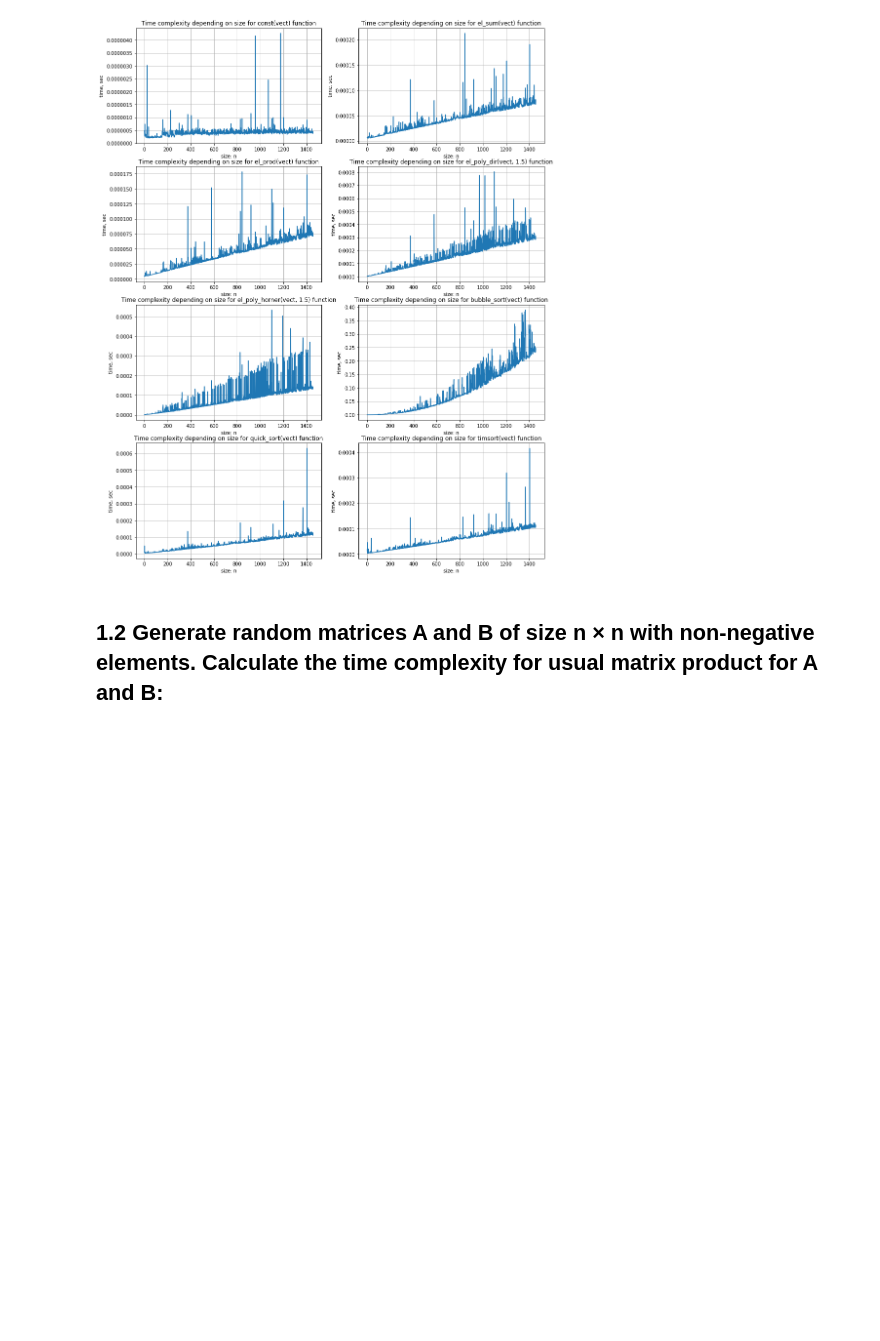
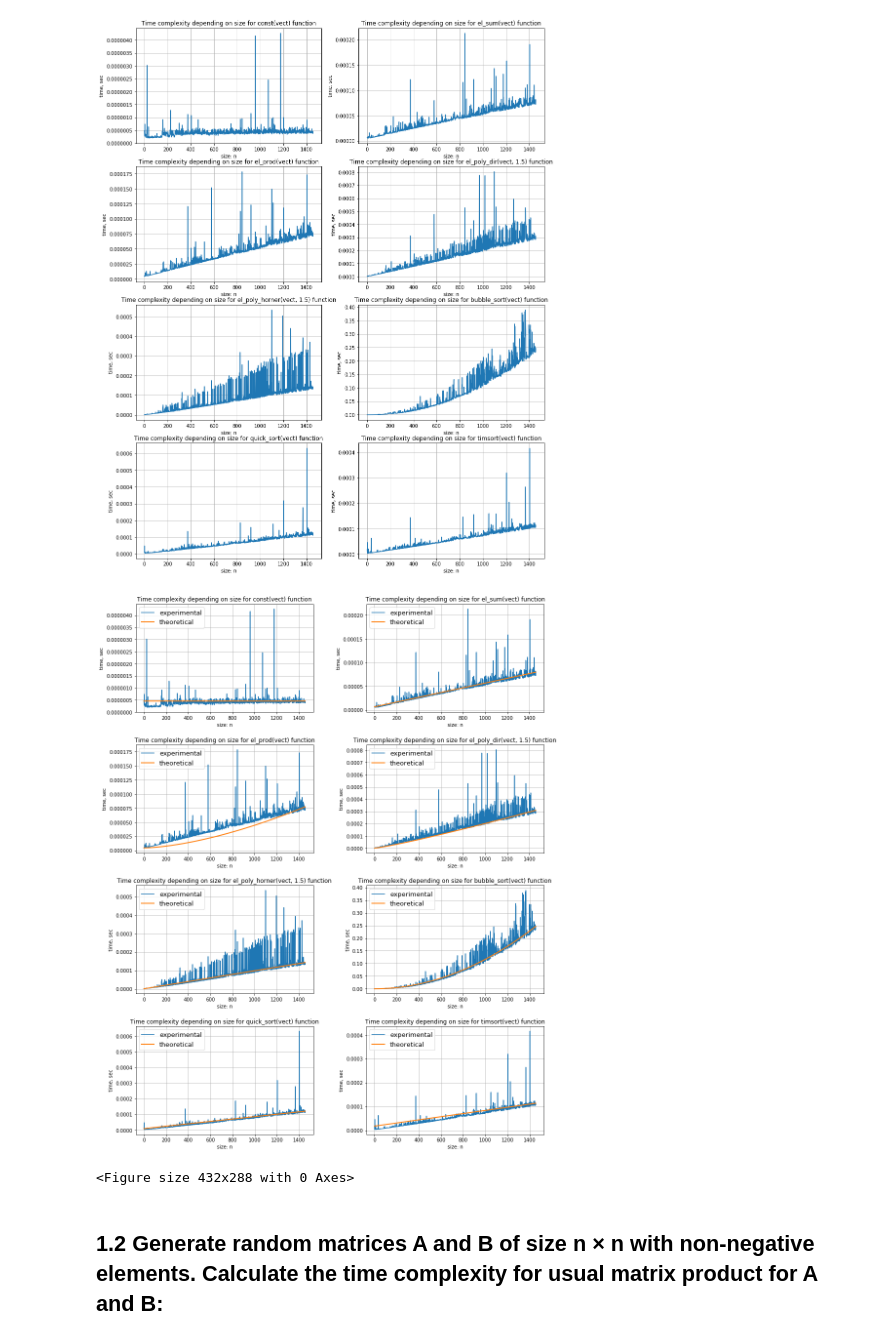
Before and after one commit to belpablo/Algorithms-21, a Jupyter notebook: Lab_1_redo.ipynb, the cells around one changed output. Cells and saved outputs as stored; diff of their text form; code cells hidden in the pictures; blank space fills up the shorter version.

```diff
--- a/Lab_1_redo.ipynb
+++ b/Lab_1_redo.ipynb
@@ -159,6 +163,63 @@ for alg_num in range(1, 9):
 plt.show()
 # %% [output]
 [figure]
+# %%
+# Emperical and theoretical time complexity comparison
+
+def const_time(n):
+    return 1
+
+def linear_time(n):
+    return n
+
+def poly_time(n):
+    return n ** 2
+
+def nlogn_time(n):
+    return n * np.log(n)
+
+def karazuba_time(n):
+    return n ** (np.log(3)/np.log(2))
+
+
+time_compl_func_dict = {'alg_1': const_time, 'alg_2': linear_time, 'alg_3': karazuba_time, 'alg_4': nlogn_time,\
+                        'alg_5': linear_time, 'alg_6': poly_time, 'alg_7': linear_time, 'alg_8': linear_time}
+
+fig = plt.figure(figsize = (15, 20))
+plt.subplots_adjust(wspace = 0.3, hspace = 0.3)
+
+
+for alg_num in range(1, 9):
+
+    curr_alg_num = 'alg_' + str(alg_num)
+
+    plt.subplot(4, 2, alg_num)
+    plt.plot([i for i in range(len(time_compl_arr[curr_alg_num]))], time_compl_arr[curr_alg_num])
+
+    # If theoretical time complexity for some f(...) is O(g(n)) =>
+    # => have to search constant in equation: f(n) = f(0) + C * g(n) =>
+    # => We can find C for any fixed n_i: C = (f(n_i) - f(0))/g(n_i) in such a way
+    # to show similar trends in theoretical and experimental time
+
+    n_i = len(time_compl_arr[curr_alg_num]) - 1
+    C = (time_compl_arr[curr_alg_num][n_i] - time_compl_arr[curr_alg_num][0])/time_compl_func_dict[curr_alg_num](n_i)
+
+    x = [i for i in range(len(time_compl_arr[curr_alg_num]))]
+    y = [time_compl_arr[curr_alg_num][0] + C * time_compl_func_dict[curr_alg_num](i) for i in x]
+    plt.plot(x, y,  linewidth = 2.0)
+
+    plt.title('Time complexity depending on size for {:} function'.format(description_arr[alg_num - 1]))
+    plt.legend(['experimental', 'theoretical'], prop = {'size': 13}, loc = 'upper left')
+
+    plt.xlabel('size: n')
+    plt.ylabel('time, sec')
+    plt.grid()
+
+plt.show()
+plt.tight_layout()
+# %% [output]
+[figure, added]
+<Figure size 432x288 with 0 Axes>
 # %% [markdown]
 ## 1.2 Generate random matrices A and B of size n × n with non-negative elements. Calculate the  time complexity for usual matrix product for A and B:
 # %%
```
Also changed, not shown: parts of 4 cells of this notebook.
